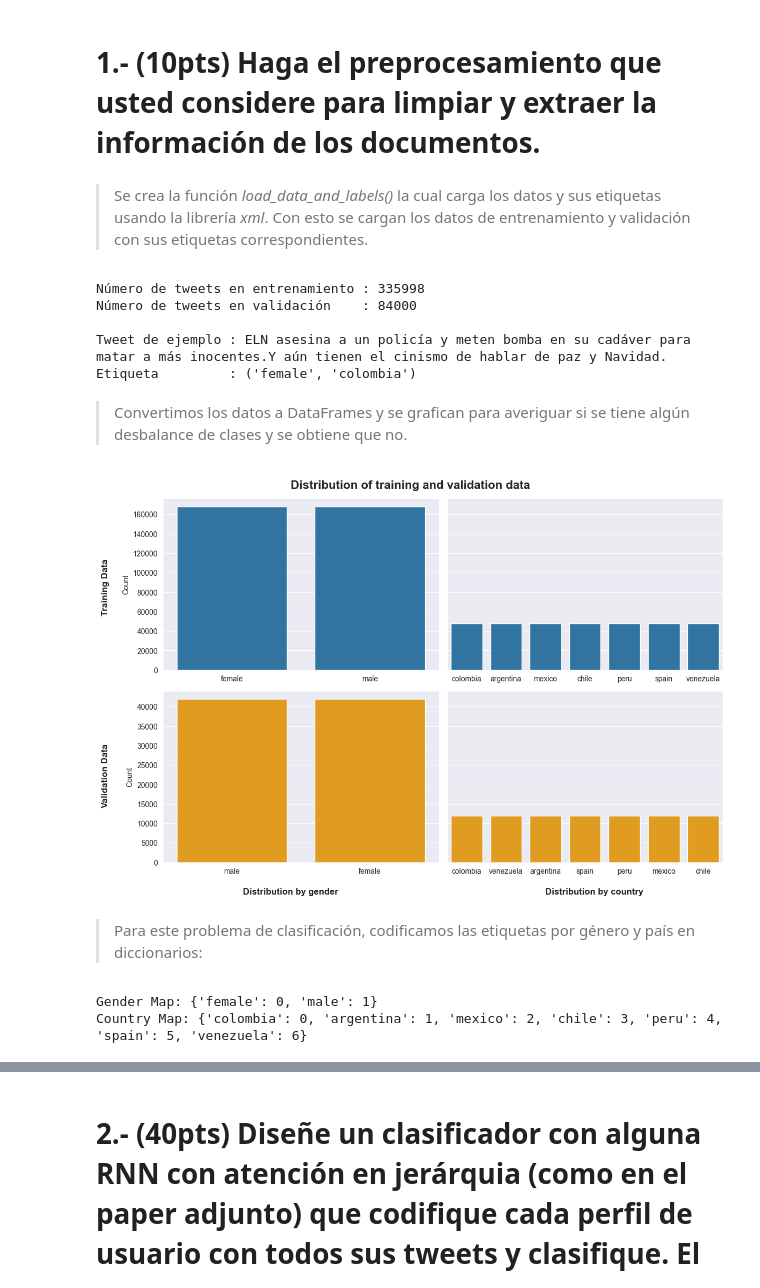
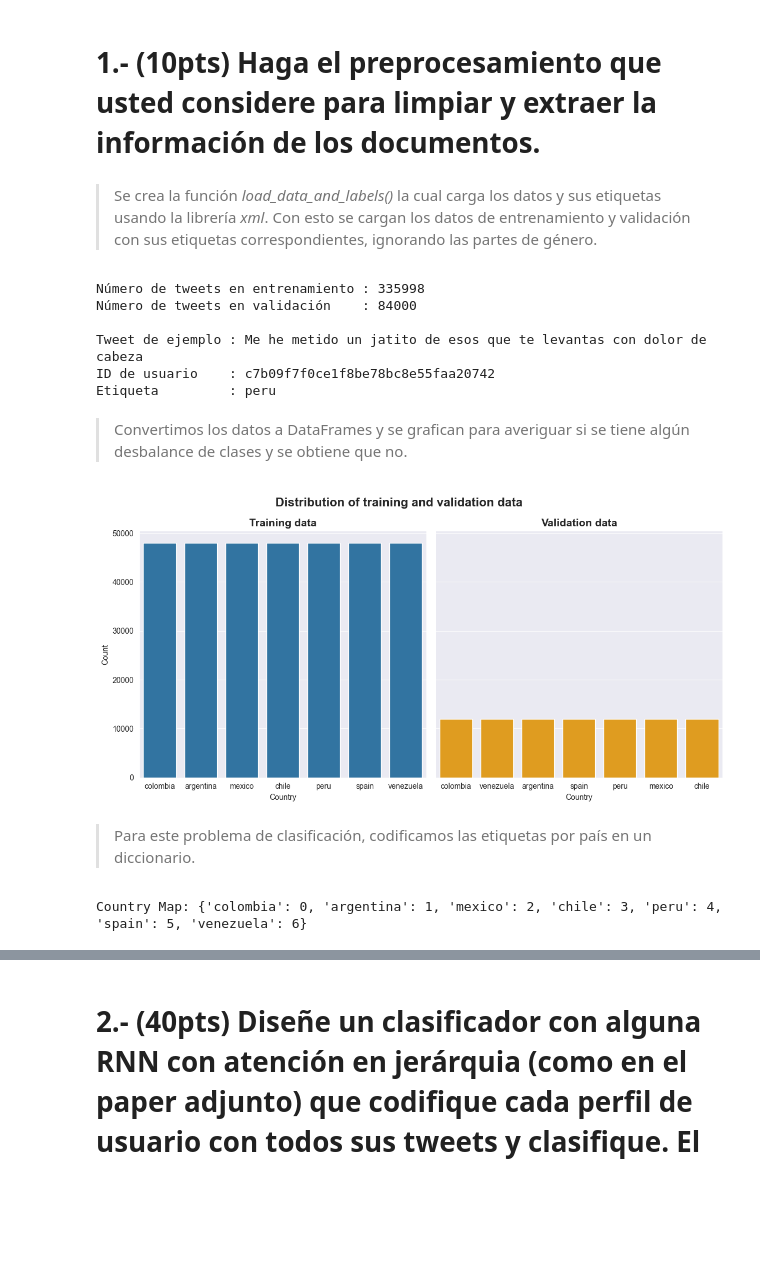
Before and after one commit to ezautorres/Natural-Language-Processing-CIMAT, a Jupyter notebook: assignments/assignment6/ezau_faridh_torres_torres_t6.ipynb, the cells around one changed output, grey strips where cells are left out. Drawn from its saved outputs; the diff is of its cells as text; code cells hidden in the pictures; blank space fills up the shorter version.

```diff
--- a/assignments/assignment6/ezau_faridh_torres_torres_t6.ipynb
+++ b/assignments/assignment6/ezau_faridh_torres_torres_t6.ipynb
@@ -67,7 +61,7 @@ P.D. Puede reusar todo el código que quiera del notebook de atención de la esc
 # %% [markdown]
 # **1.- (10pts) Haga el preprocesamiento que usted considere para limpiar y extraer la información de los documentos.**
 # %% [markdown]
-> Se crea la función *load_data_and_labels()* la cual carga los datos y sus etiquetas usando la librería *xml*. Con esto se cargan los datos de entrenamiento y validación con sus etiquetas correspondientes.
+> Se crea la función *load_data_and_labels()* la cual carga los datos y sus etiquetas usando la librería *xml*. Con esto se cargan los datos de entrenamiento y validación con sus etiquetas correspondientes, ignorando las partes de género.
 # %%
 def load_data_and_labels(folder_path: str) -> Tuple[List[str], List[Tuple[str, str]]]:
     """
@@ -75,17 +69,15 @@ def load_data_and_labels(folder_path: str) -> Tuple[List[str], List[Tuple[str, s
 
     Parameters
     ----------
-        folder_path : str
-            Path to the folder containing the XML files and truth.txt file.
+    folder_path : str
+        Path to the folder containing the XML files and truth.txt file.
 
     Returns
     -------
-        Tuple[List[str], List[Tuple[str, str]]]
-        A tuple containing two lists:
-            - data : List[str]
-                List of tweets (text data).
-            - labels : List[Tuple[str, str]]
-                Labels
+    Tuple[List[str], List[Tuple[str, str]]]
+        A tuple containing a list of tuples with user IDs and text,
+        and a list of labels corresponding to the user IDs, i.e.
+        data = (user_id, text)
     """
     # Load labels from truth.txt
     truth_path = os.path.join(folder_path, 'truth.txt') # Path to the truth file.
@@ -96,7 +88,7 @@ def load_data_and_labels(folder_path: str) -> Tuple[List[str], List[Tuple[str, s
         for line in f:                                   # Read line by line.
             parts = line.strip().split(':::')            # Split the line.
             user_id, gender, country = parts             # Unpack the parts.
-            id_to_label[user_id] = (gender, country)     # Store the label.
+            id_to_label[user_id] = country               # Store the label ignoring gender
 
     data = []   # List to store the data.
     labels = [] # List to store the labels.
@@ -112,10 +104,10 @@ def load_data_and_labels(folder_path: str) -> Tuple[List[str], List[Tuple[str, s
             documents = root.find('documents')
 
             # Check if the documents element exists.
-            for doc in documents.findall('document'): # Iterate over the documents.
-                text = doc.text                       # Every text is a tweet.
-                data.append(text)                     # Append the text to the data list.
-                labels.append(id_to_label[user_id])   # Append the label to the labels list.
+            for doc in documents.findall('document'):
+                text = doc.text
+                data.append((user_id, text))
+                labels.append(id_to_label[user_id])
 
     return data, labels
 
@@ -127,64 +119,50 @@ data_val, labels_val = load_data_and_labels(folder_path = 'es_val')
 print(f"Número de tweets en entrenamiento : {len(data_train)}")
 print(f"Número de tweets en validación    : {len(data_val)}")
 print("")
-print(f"Tweet de ejemplo : {data_train[0]}")
-print(f"Etiqueta         : {labels_train[0]}")
+tweet = 35285
+print(f"Tweet de ejemplo : {data_train[tweet][1]}")
+print(f"ID de usuario    : {data_train[tweet][0]}")
+print(f"Etiqueta         : {labels_train[tweet]}")
 # %% [output]
 Número de tweets en entrenamiento : 335998
 Número de tweets en validación    : 84000
 
-Tweet de ejemplo : ELN asesina a un policía y meten bomba en su cadáver para matar a más inocentes.Y aún tienen el cinismo de hablar de paz y Navidad.
-Etiqueta         : ('female', 'colombia')
+Tweet de ejemplo : Me he metido un jatito de esos que te levantas con dolor de cabeza
+ID de usuario    : c7b09f7f0ce1f8be78bc8e55faa20742
+Etiqueta         : peru
 # %% [markdown]
 > Convertimos los datos a DataFrames y se grafican para averiguar si se tiene algún desbalance de clases y se obtiene que no.
 # %%
 # Create a DataFrame for training and validation data.
 df_train = pd.DataFrame(
-    labels_train, columns = ["gender", "country"], index = range(1, len(labels_train) + 1))
+    labels_train, columns = ["country"], index = range(1, len(labels_train) + 1))
 df_val = pd.DataFrame(
-    labels_val, columns = ["gender", "country"], index = range(1, len(labels_val) + 1))
+    labels_val, columns = ["country"], index = range(1, len(labels_val) + 1))
 
 # Graphs for training and validation data.
-fig, axs = plt.subplots(2, 2, figsize = (12,8), sharey = 'row')
+fig, axs = plt.subplots(1, 2, figsize = (12,6), sharey = True)
 fig.suptitle('Distribution of training and validation data', fontsize = 16, weight = 'bold')
 
-# Graphs for training data.
-sns.countplot(data = df_train, x = "gender", ax = axs[0,0])
-sns.countplot(data = df_train, x = "country", ax = axs[0,1])
+sns.countplot(data = df_train, x = "country", ax = axs[0])                 # Graphs for training data.
+sns.countplot(data = df_val, x = "country", ax = axs[1], color = "orange") # Graphs for validation data.
 
-# Graphs for validation data.
-sns.countplot(data = df_val, x = "gender", ax = axs[1,0], color = "orange")
-sns.countplot(data = df_val, x = "country", ax = axs[1,1], color = "orange")
-
-# Set the title for each subplot.
-for ax in axs.flatten():
-    ax.set_xlabel("")
-axs[0,0].set_ylabel("Count")
-axs[0,1].set_ylabel("")
-axs[1,0].set_ylabel("Count")
-axs[1,1].set_ylabel("")
-
-# Labels for the axes.
-fig.text(0.71, 0.02, 'Distribution by country', va = 'center', rotation = 'horizontal', fontsize = 12, weight = 'bold')
-fig.text(0.24, 0.02, 'Distribution by gender', va = 'center', rotation = 'horizontal', fontsize = 12, weight = 'bold')
-fig.text(0.02, 0.73, 'Training Data', va = 'center', rotation = 'vertical', fontsize = 12, weight = 'bold')
-fig.text(0.02, 0.29, 'Validation Data', va = 'center', rotation = 'vertical', fontsize = 12, weight = 'bold')
+axs[0].set_xlabel("Country")
+axs[0].set_ylabel("Count")
+axs[0].set_title("Training data", fontsize = 14, weight = 'bold')
+axs[1].set_xlabel("Country")
+axs[1].set_ylabel("Count")
+axs[1].set_title("Validation data", fontsize = 14, weight = 'bold')
 
 plt.tight_layout(rect = [0.04, 0.04, 1, 1])
 plt.show()
 # %% [output]
-[figure, old version]
+[figure, new version]
 # %% [markdown]
-> Para este problema de clasificación, codificamos las etiquetas por género y país en diccionarios:
+> Para este problema de clasificación, codificamos las etiquetas por país en un diccionario.
 # %%
-# Create the
-gender_map = {gender: idx for idx, gender in enumerate(df_train["gender"].unique())}
 country_map = {country: idx for idx, country in enumerate(df_train["country"].unique())}
-
-print("Gender Map:", gender_map)
 print("Country Map:", country_map)
 # %% [output]
-Gender Map: {'female': 0, 'male': 1}
 Country Map: {'colombia': 0, 'argentina': 1, 'mexico': 2, 'chile': 3, 'peru': 4, 'spain': 5, 'venezuela': 6}
 # %% [markdown]
 >Usando la librería *Dataset*, se crea la clase *AuthorProfilingDataset* la cual recibe el corpus en crudo y los labels creados anteriormente y se usa una estructura bastante similar a la usada en el notebook de la escuela. Es opcional eliminar las stopwords y se añaden los diccionarios creados.
```
Also changed, not shown: parts of 20 cells of this notebook, 1 other file.
